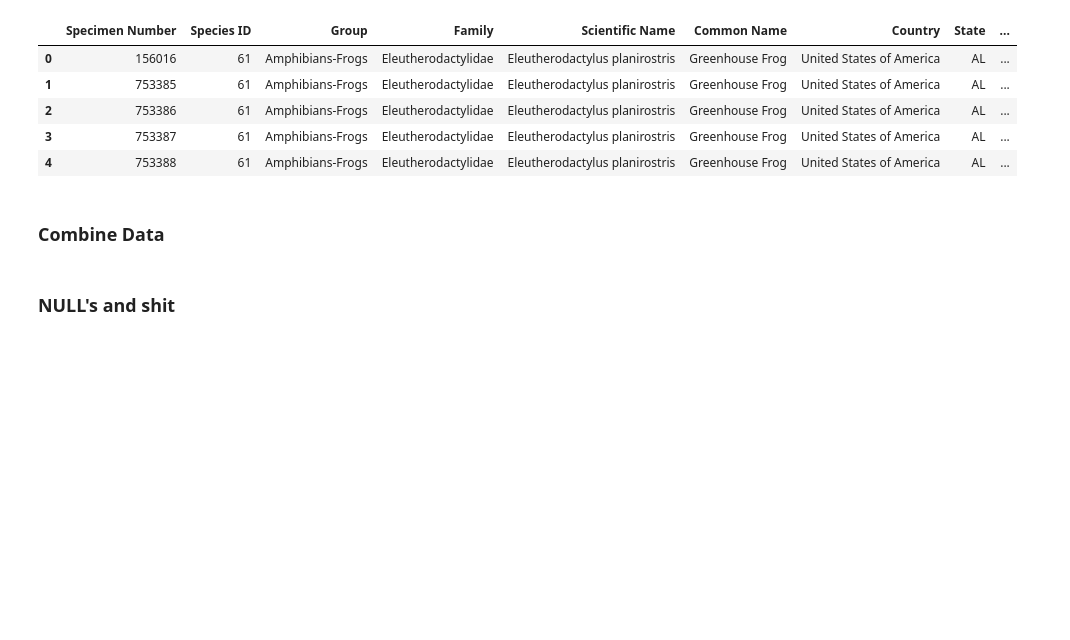
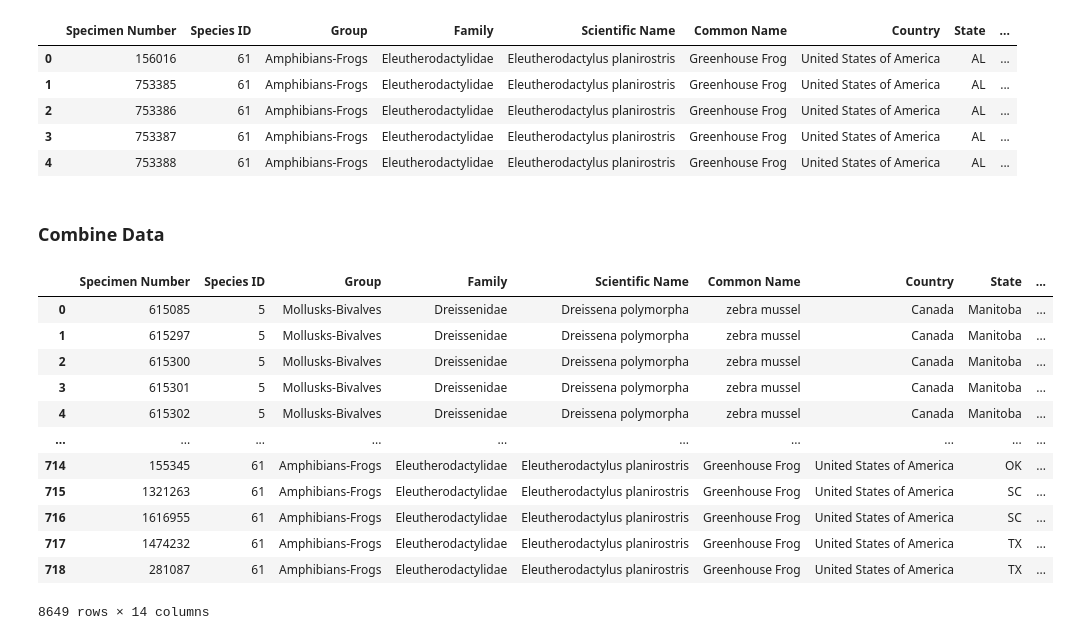
Before and after one commit to sarahgao22sg/Project3, a Jupyter notebook: Data Combining-Copy1.ipynb, the cells around one changed output. Cells and saved outputs as stored; diff of their text form; code cells hidden in the pictures; blank space fills up the shorter version.

```diff
--- a/Data Combining-Copy1.ipynb
+++ b/Data Combining-Copy1.ipynb
@@ -81,7 +81,19 @@ frogs_df.head()
 
 ### Combine Data
 # %%
-zebras_frogs = pd.concat([survey_sub, survey_sub_last10], axis=0)
+zebras_frogs = pd.concat([zebras_df, frogs_df], axis=0)
+zebras_frogs
+# %% [output]
+|  | Specimen Number | Species ID | Group | Family | Scientific Name | Common Name | Country | State | ... |
+| 0 | 615085 | 5 | Mollusks-Bivalves | Dreissenidae | Dreissena polymorpha | zebra mussel | Canada | Manitoba | ... |
+| 1 | 615297 | 5 | Mollusks-Bivalves | Dreissenidae | Dreissena polymorpha | zebra mussel | Canada | Manitoba | ... |
+| 2 | 615300 | 5 | Mollusks-Bivalves | Dreissenidae | Dreissena polymorpha | zebra mussel | Canada | Manitoba | ... |
+| 3 | 615301 | 5 | Mollusks-Bivalves | Dreissenidae | Dreissena polymorpha | zebra mussel | Canada | Manitoba | ... |
+| 4 | 615302 | 5 | Mollusks-Bivalves | Dreissenidae | Dreissena polymorpha | zebra mussel | Canada | Manitoba | ... |
+| ... | ... | ... | ... | ... | ... | ... | ... | ... | ... |
+| 714 | 155345 | 61 | Amphibians-Frogs | Eleutherodactylidae | Eleutherodactylus planirostris | Greenhouse Frog | United States of America | OK | ... |
+| 715 | 1321263 | 61 | Amphibians-Frogs | Eleutherodactylidae | Eleutherodactylus planirostris | Greenhouse Frog | United States of America | SC | ... |
+| 716 | 1616955 | 61 | Amphibians-Frogs | Eleutherodactylidae | Eleutherodactylus planirostris | Greenhouse Frog | United States of America | SC | ... |
+| 717 | 1474232 | 61 | Amphibians-Frogs | Eleutherodactylidae | Eleutherodactylus planirostris | Greenhouse Frog | United States of America | TX | ... |
+| 718 | 281087 | 61 | Amphibians-Frogs | Eleutherodactylidae | Eleutherodactylus planirostris | Greenhouse Frog | United States of America | TX | ... |
+8649 rows × 14 columns
-# %% [markdown]
-
-### NULL's and shit
```
